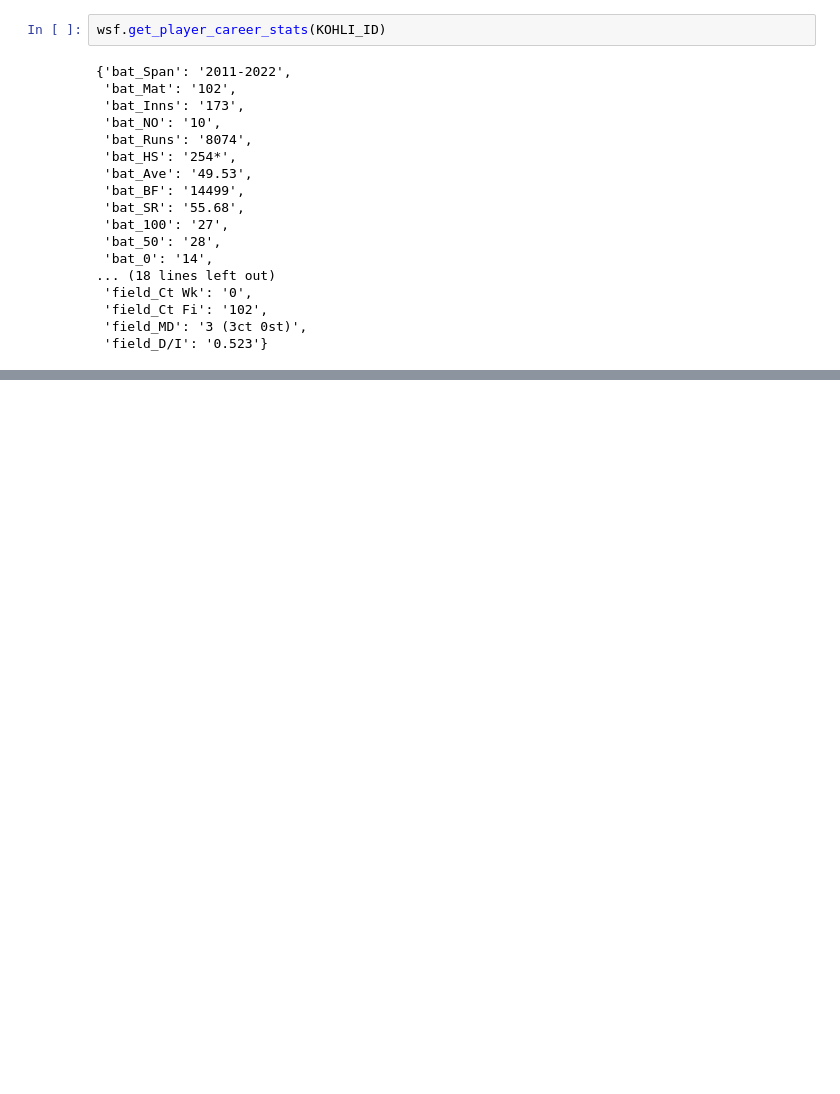
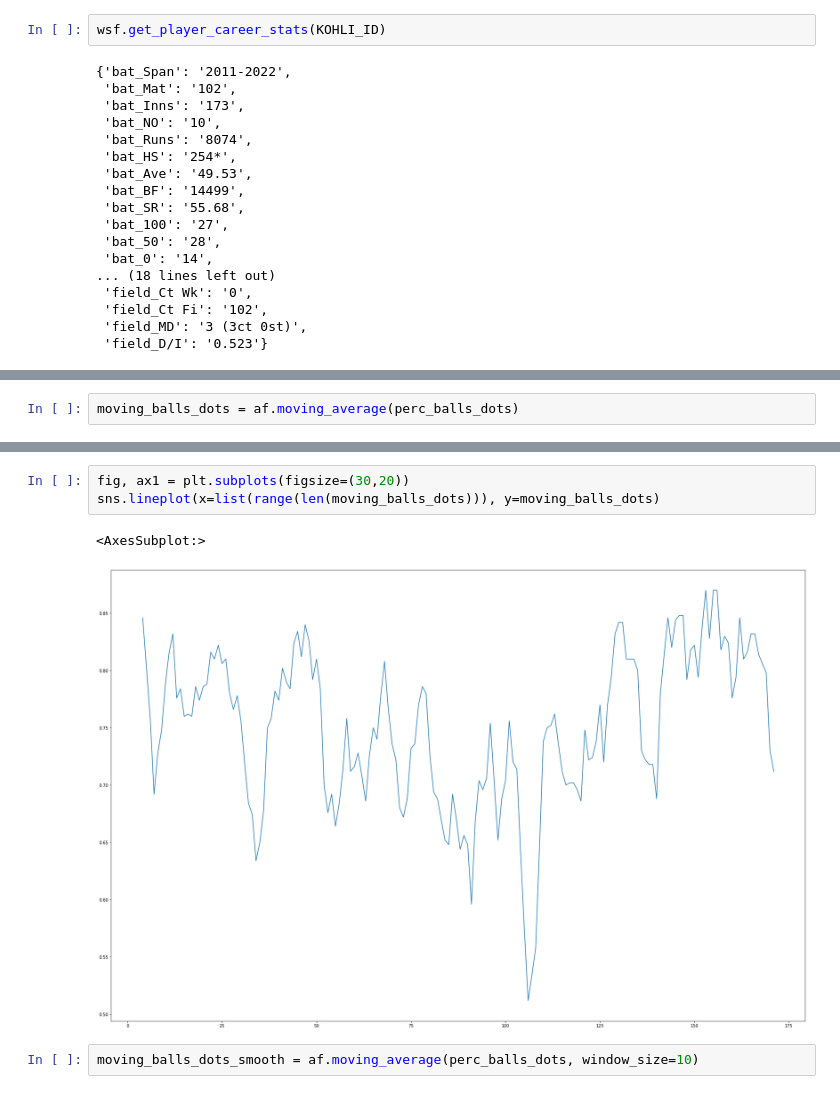
Before and after one commit to abhiramjoshi/cricket_analytics, a Jupyter notebook: codebase/Kohli/comparing_shots.ipynb, the cells around one changed output, grey strips where cells are left out. Cells and saved outputs as stored; diff of their text form; blank space fills up the shorter version.

```diff
--- a/codebase/Kohli/comparing_shots.ipynb
+++ b/codebase/Kohli/comparing_shots.ipynb
@@ -973,0 +1007,2 @@ wsf.get_player_career_stats(KOHLI_ID)
+# %%
+moving_balls_dots = af.moving_average(perc_balls_dots)
@@ -973,0 +1015,8 @@ wsf.get_player_career_stats(KOHLI_ID)
+# %%
+fig, ax1 = plt.subplots(figsize=(30,20))
+sns.lineplot(x=list(range(len(moving_balls_dots))), y=moving_balls_dots)
+# %% [output]
+<AxesSubplot:>
+[figure, added]
+# %%
+moving_balls_dots_smooth = af.moving_average(perc_balls_dots, window_size=10)
```
Also changed, not shown: parts of 24 cells of this notebook, 3 other files.
